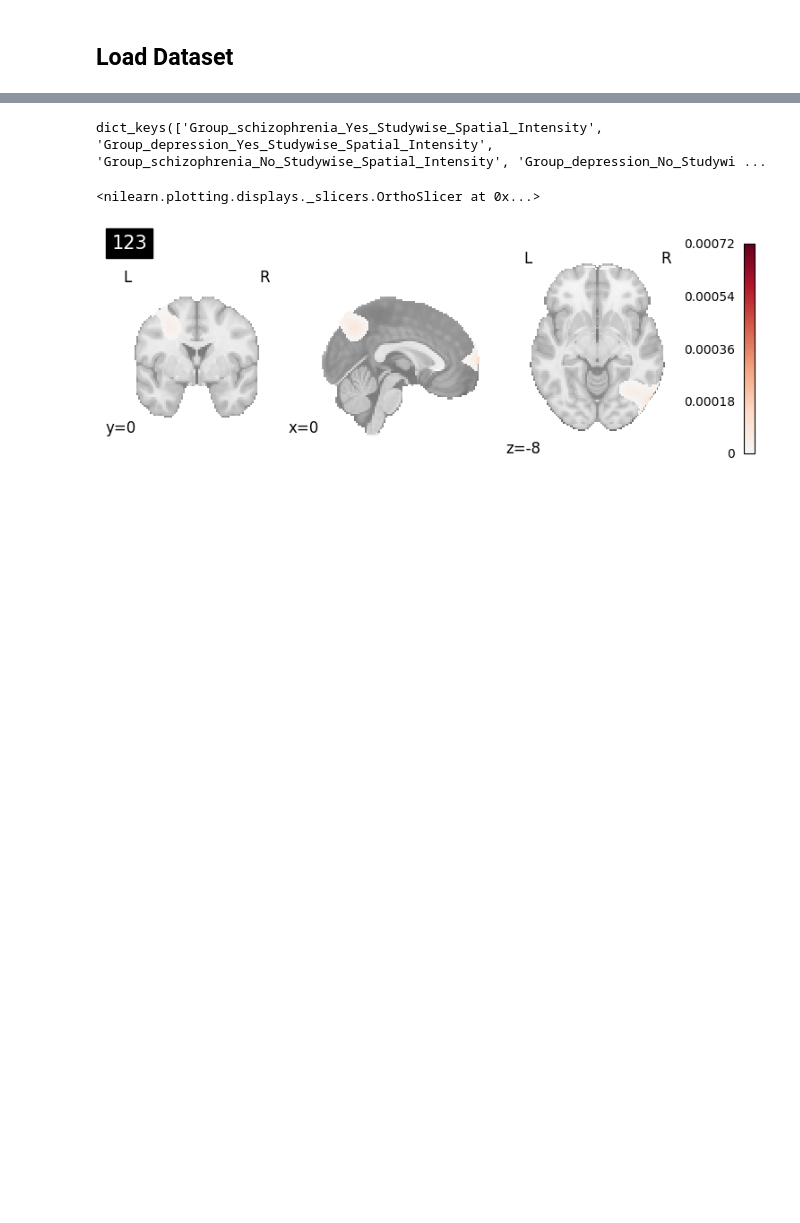
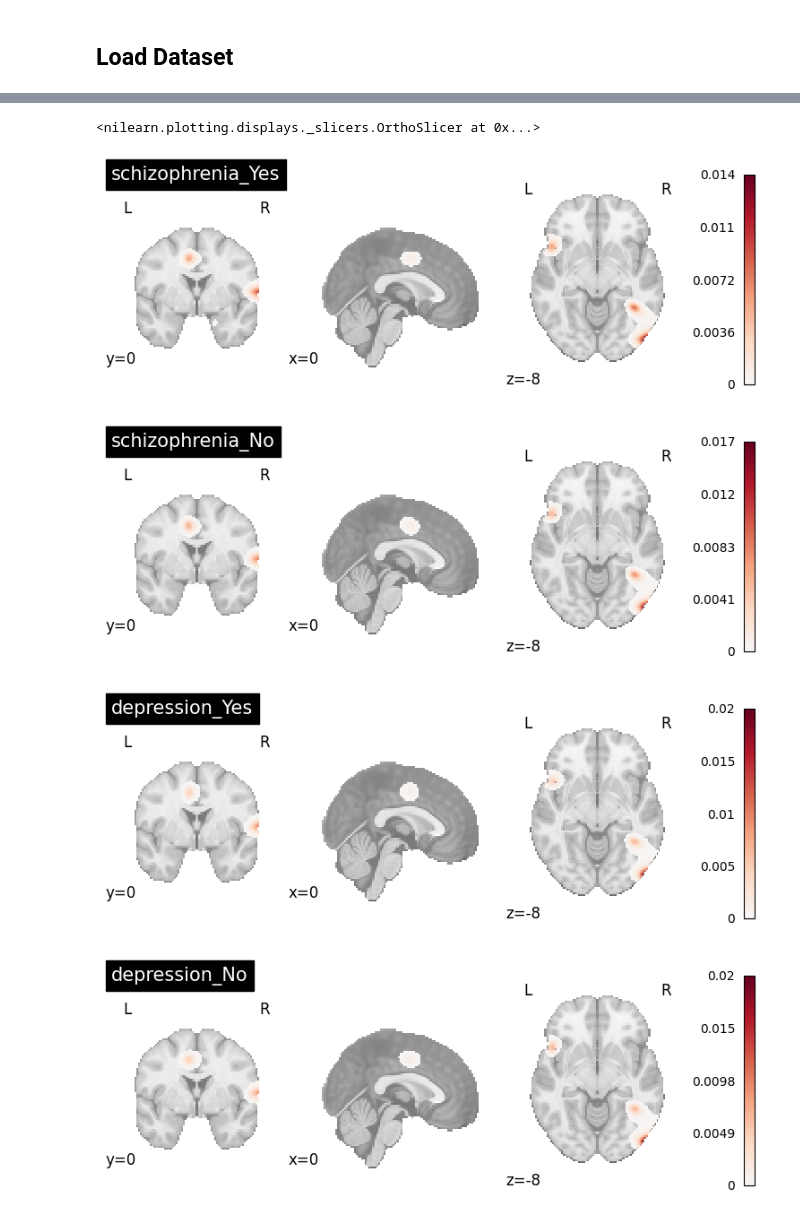
Before and after one commit to neurostuff/NiMARE, a Jupyter notebook: examples/02_meta-analyses/10_plot_cbmr.ipynb, the cells around one changed output, grey strips where cells are left out. Cells and saved outputs as stored; diff of their text form; code cells hidden in the pictures; blank space fills up the shorter version.

```diff
--- a/examples/02_meta-analyses/10_plot_cbmr.ipynb
+++ b/examples/02_meta-analyses/10_plot_cbmr.ipynb
@@ -37,6 +45,6 @@ dset.annotations['schizophrenia_subtype'] = dset.annotations['schizophrenia_subt
 # %%
 from nimare.meta.cbmr import CBMREstimator
-dset = standardize_field(dataset=dset, metadata=["sample_sizes", "avg_age", "schizophrenia_subtype"])
+dset = standardize_field(dataset=dset, metadata=["sample_sizes", "avg_age"])
 cbmr = CBMREstimator(
     group_categories=["diagnosis", "drug_status"],
     moderators=["standardized_sample_sizes", "standardized_avg_age", "schizophrenia_subtype"],
@@ -44,7 +52,7 @@ cbmr = CBMREstimator(
     model=models.PoissonEstimator,
     penalty=False,
     lr=1e-1,
-    tol=1e4,
+    tol=1e1,
     device="cpu"
 )
 cres = cbmr.fit(dataset=dset)
@@ -52,24 +60,32 @@ plot_stat_map(
     cres.get_map("Group_schizophrenia_Yes_Studywise_Spatial_Intensity"),
     cut_coords=[0, 0, -8],
     draw_cross=False,
-    cmap="RdBu_r"
+    cmap="RdBu_r",
+    title="schizophrenia_Yes",
+    threshold=1e-4
 )
 plot_stat_map(
     cres.get_map("Group_schizophrenia_No_Studywise_Spatial_Intensity"),
     cut_coords=[0, 0, -8],
     draw_cross=False,
-    cmap="RdBu_r"
+    cmap="RdBu_r",
+    title="schizophrenia_No",
+    threshold=1e-4
 )
 plot_stat_map(
     cres.get_map("Group_depression_Yes_Studywise_Spatial_Intensity"),
     cut_coords=[0, 0, -8],
     draw_cross=False,
-    cmap="RdBu_r"
+    cmap="RdBu_r",
+    title="depression_Yes",
+    threshold=1e-4
 )
 plot_stat_map(
     cres.get_map("Group_depression_No_Studywise_Spatial_Intensity"),
     cut_coords=[0, 0, -8],
     draw_cross=False,
-    cmap="RdBu_r"
+    cmap="RdBu_r",
+    title="depression_No",
+    threshold=1e-4
 )
 # %% [output]
@@ -77,16 +92,6 @@ WARNING:nimare.tests.utils:Categorical metadata ['schizophrenia_subtype'] can't
 INFO:nimare.diagnostics:0/10000 coordinates fall outside of the mask. Removing them.
+<nilearn.plotting.displays._slicers.OrthoSlicer at 0x...>
+[figure, added]
+[figure, added]
+[figure, added]
+[figure, added]
-# %%
-cres.maps.keys()
-# %% [output]
-dict_keys(['Group_schizophrenia_Yes_Studywise_Spatial_Intensity', 'Group_depression_Yes_Studywise_Spatial_Intensity', 'Group_schizophrenia_No_Studywise_Spatial_Intensity', 'Group_depression_No_Studywi ...
-# %%
-plot_stat_map(
-    cres.get_map("Group_schizophrenia_Yes_Studywise_Spatial_Intensity"),
-    cut_coords=[0, 0, -8],
-    draw_cross=False,
-    cmap="RdBu_r",
-    threshold=1e-5,
-)
-# %% [output]
-<nilearn.plotting.displays._slicers.OrthoSlicer at 0x...>
-[figure, removed]
```
Also changed, not shown: parts of 20 cells of this notebook, 3 other files.
